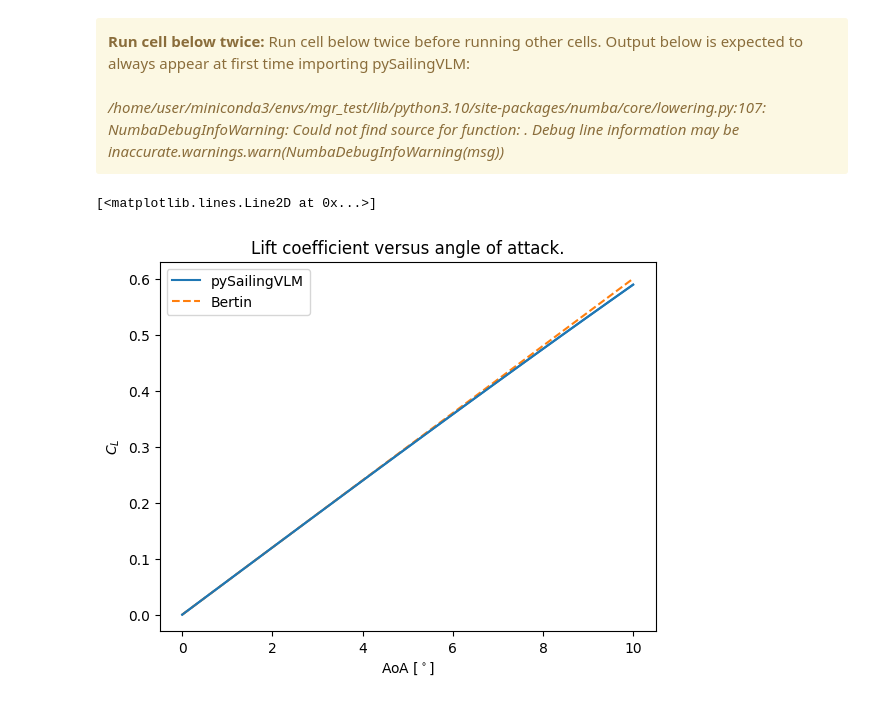
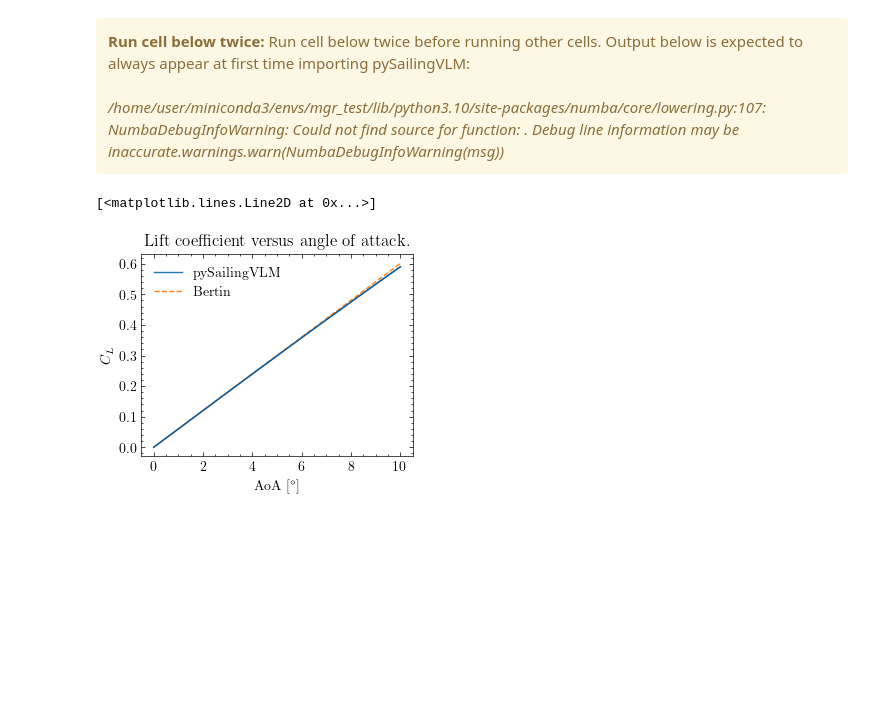
Before and after one commit to orgSailingVLM/pySailingVLM, a Jupyter notebook: pySailingVLM/examples/bertin.ipynb, the cells around one changed output. Cells and saved outputs as stored; diff of their text form; code cells hidden in the pictures; blank space fills up the shorter version.

```diff
--- a/pySailingVLM/examples/bertin.ipynb
+++ b/pySailingVLM/examples/bertin.ipynb
@@ -115,23 +115,23 @@ C_bertin = 1.096 * np.pi * np.pi / 180.* AoA_degs
 # %%
 import matplotlib.pyplot as plt
 import scienceplots # sudo apt-get install dvipng texlive-latex-extra texlive-fonts-recommended cm-super
 
-#plt.style.use('science')
+plt.style.use('science')
 fig = plt.figure()
 ax = fig.add_subplot(1, 1, 1)
 ax.plot(AoA_degs, C_results, color='tab:blue', label='pySailingVLM')
 ax.plot(AoA_degs, C_bertin, color='tab:orange', linestyle='dashed', label='Bertin')
 
 ax.set_xlabel(r"AoA [$^\circ$]")
 ax.set_ylabel(r"$C_{L}$")
 
 ax.set_title("Lift coefficient versus angle of attack.")
 ax.legend()
 plt.plot(AoA_degs, C_results)
 #plt.savefig('bertin_1.png')
 # %% [output]
 [<matplotlib.lines.Line2D at 0x...>]
-[figure, old version]
+[figure, new version]
 # %%
 import numpy as np
 from pySailingVLM.solver.coefs import get_vlm_Cxyz
```
Also changed, not shown: parts of 1 cell of this notebook.
